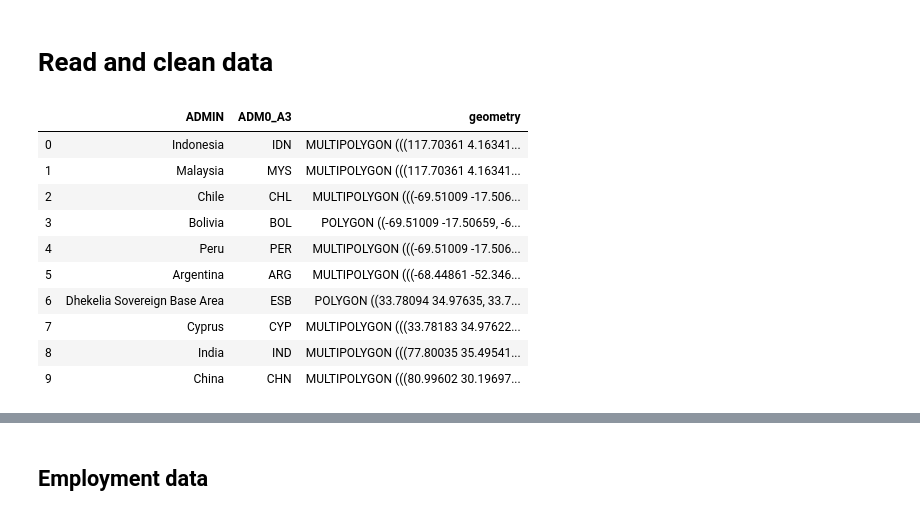
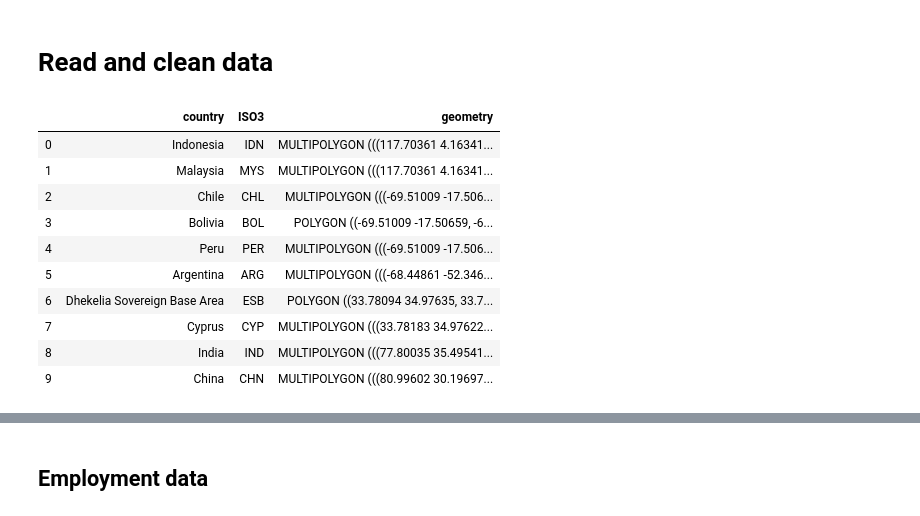
Before and after one commit to NumEconCopenhagen/projects-2020-group-xxv, a Jupyter notebook: dataproject/dataproject.ipynb, the cells around one changed output, grey strips where cells are left out. Saved outputs shown, nothing was run; the diff lists cells and outputs as text; code cells hidden in the pictures.

```diff
--- a/dataproject/dataproject.ipynb
+++ b/dataproject/dataproject.ipynb
@@ -28,9 +29,10 @@ import dataproject
 # %%
 worldshape = gpd.read_file("ne_10m_admin_0_countries_lakes/ne_10m_admin_0_countries_lakes.shp")[["ADMIN", "ADM0_A3", "geometry"]]
 # %%
+worldshape.columns = ["country", "ISO3", "geometry"]
 worldshape.head(10)
 # %% [output]
-|  | ADMIN | ADM0_A3 | geometry |
+|  | country | ISO3 | geometry |
 | 0 | Indonesia | IDN | MULTIPOLYGON (((117.70361 4.16341... |
 | 1 | Malaysia | MYS | MULTIPOLYGON (((117.70361 4.16341... |
 | 2 | Chile | CHL | MULTIPOLYGON (((-69.51009 -17.506... |
```
Also changed, not shown: parts of 7 cells of this notebook.
